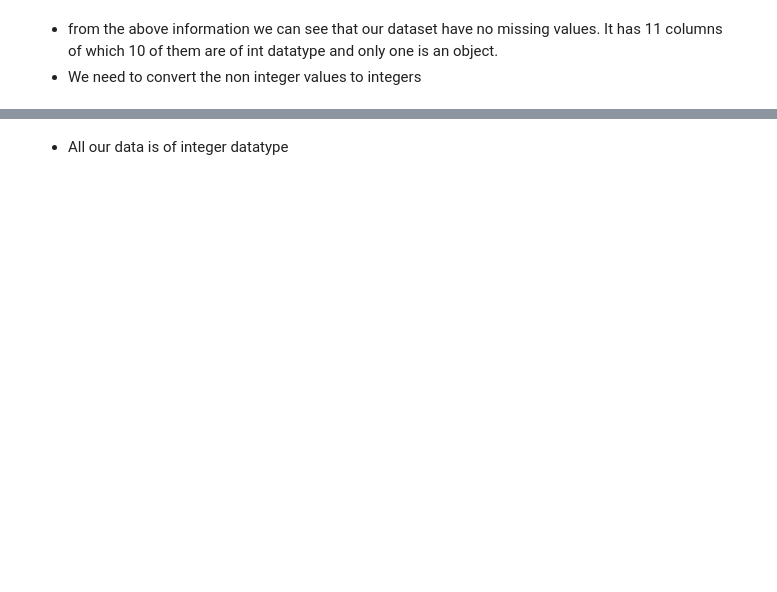
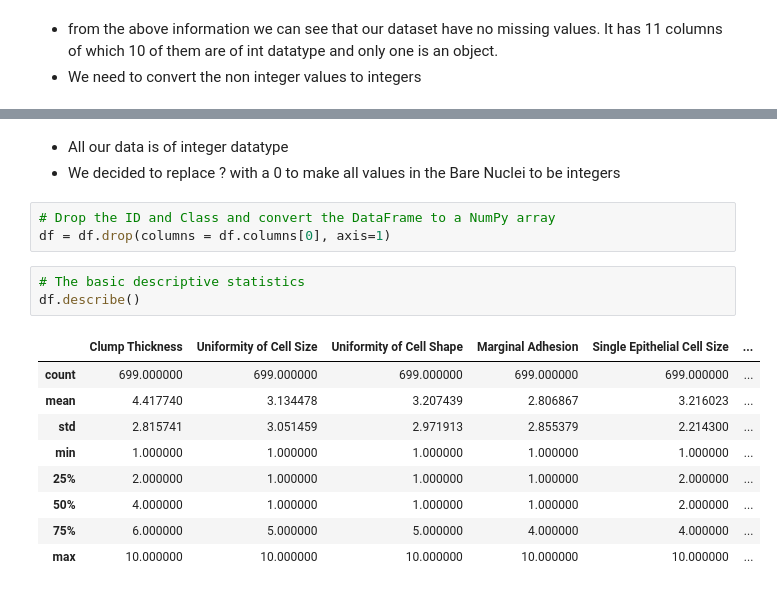
Before and after one commit to jbmasemza/predict_breast_cancer, a Jupyter notebook: breast_cancer_predictor.ipynb, the cells around one changed output, grey strips where cells are left out. Drawn from its saved outputs; the diff is of its cells as text; blank space fills up the shorter version.

```diff
--- a/breast_cancer_predictor.ipynb
+++ b/breast_cancer_predictor.ipynb
@@ -85,3 +110,20 @@ dtypes: int64(11)
 memory usage: 60.2 KB
 # %% [markdown]
 - All our data is of integer datatype
+- We decided to replace ? with a 0 to make all values in the Bare Nuclei to be integers
+# %%
+# Drop the ID and Class and convert the DataFrame to a NumPy array
+df = df.drop(columns = df.columns[0], axis=1)
+# %%
+# The basic descriptive statistics
+df.describe()
+# %% [output]
+|  | Clump Thickness | Uniformity of Cell Size | Uniformity of Cell Shape | Marginal Adhesion | Single Epithelial Cell Size | ... |
+| count | 699.000000 | 699.000000 | 699.000000 | 699.000000 | 699.000000 | ... |
+| mean | 4.417740 | 3.134478 | 3.207439 | 2.806867 | 3.216023 | ... |
+| std | 2.815741 | 3.051459 | 2.971913 | 2.855379 | 2.214300 | ... |
+| min | 1.000000 | 1.000000 | 1.000000 | 1.000000 | 1.000000 | ... |
+| 25% | 2.000000 | 1.000000 | 1.000000 | 1.000000 | 2.000000 | ... |
+| 50% | 4.000000 | 1.000000 | 1.000000 | 1.000000 | 2.000000 | ... |
+| 75% | 6.000000 | 5.000000 | 5.000000 | 4.000000 | 4.000000 | ... |
+| max | 10.000000 | 10.000000 | 10.000000 | 10.000000 | 10.000000 | ... |
```
Also changed, not shown: parts of 26 cells of this notebook.
